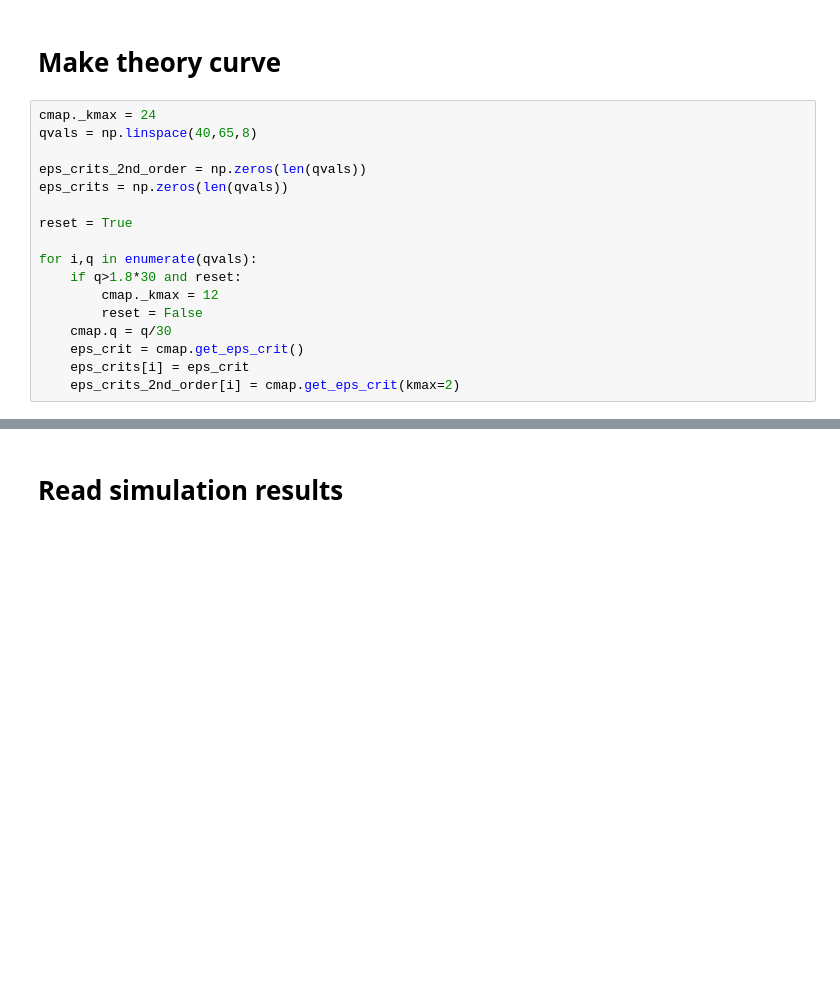
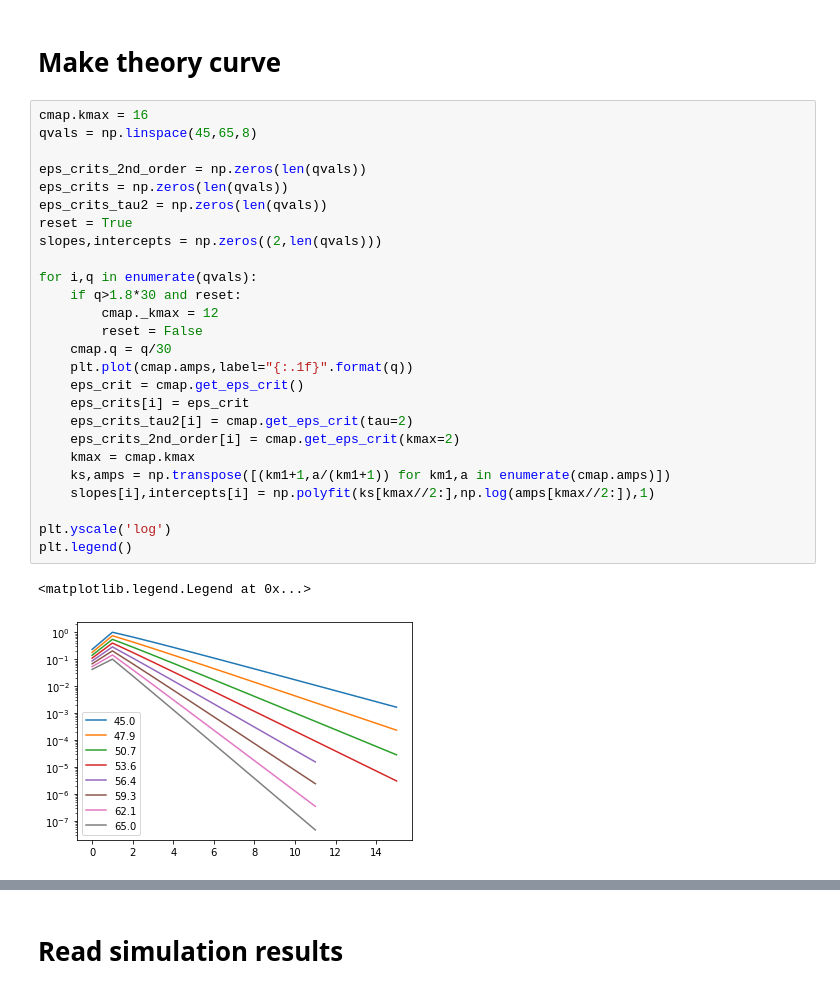
Before and after one commit to shadden/encounter_map_and_instability_timescale, a Jupyter notebook: notebooks/MEGNO_result_Plot.ipynb, the cells around one changed output, grey strips where cells are left out. Cells and saved outputs as stored; diff of their text form; blank space fills up the shorter version.

```diff
--- a/notebooks/MEGNO_result_Plot.ipynb
+++ b/notebooks/MEGNO_result_Plot.ipynb
@@ -100,20 +94,32 @@ plt.axhline(w0-Dw_at_pi,ls='--',color='b')
 # %% [markdown]
 # Make theory curve
 # %%
-cmap._kmax = 24
-qvals = np.linspace(40,65,8)
+cmap.kmax = 16
+qvals = np.linspace(45,65,8)
 
 eps_crits_2nd_order = np.zeros(len(qvals))
 eps_crits = np.zeros(len(qvals))
-
+eps_crits_tau2 = np.zeros(len(qvals))
 reset = True
+slopes,intercepts = np.zeros((2,len(qvals)))
 
 for i,q in enumerate(qvals):
     if q>1.8*30 and reset:
         cmap._kmax = 12
         reset = False
     cmap.q = q/30
+    plt.plot(cmap.amps,label="{:.1f}".format(q))
     eps_crit = cmap.get_eps_crit()
     eps_crits[i] = eps_crit
+    eps_crits_tau2[i] = cmap.get_eps_crit(tau=2)
     eps_crits_2nd_order[i] = cmap.get_eps_crit(kmax=2)
+    kmax = cmap.kmax
+    ks,amps = np.transpose([(km1+1,a/(km1+1)) for km1,a in enumerate(cmap.amps)])
+    slopes[i],intercepts[i] = np.polyfit(ks[kmax//2:],np.log(amps[kmax//2:]),1)
+
+plt.yscale('log')
+plt.legend()
+# %% [output]
+<matplotlib.legend.Legend at 0x...>
+[figure, added]
 # %%
```
Also changed, not shown: parts of 15 cells of this notebook.
